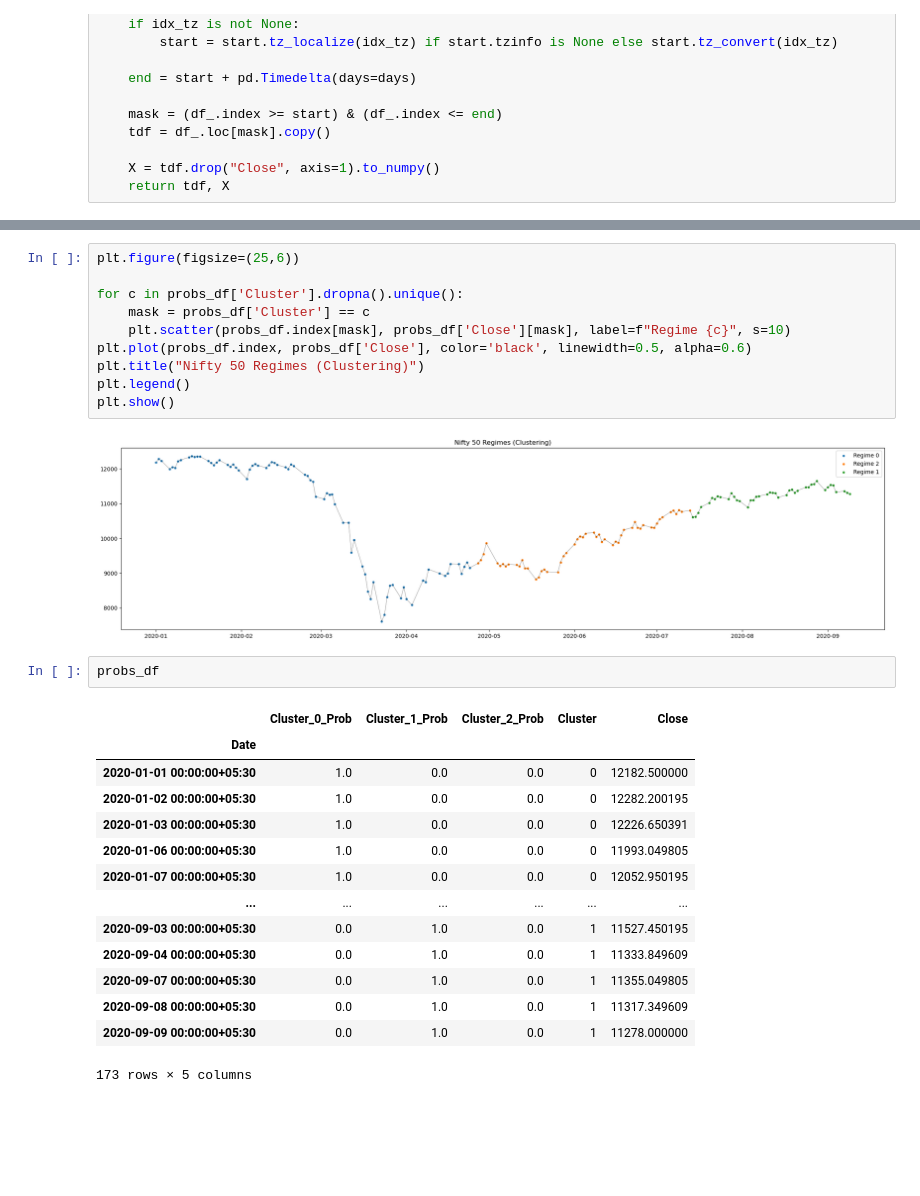
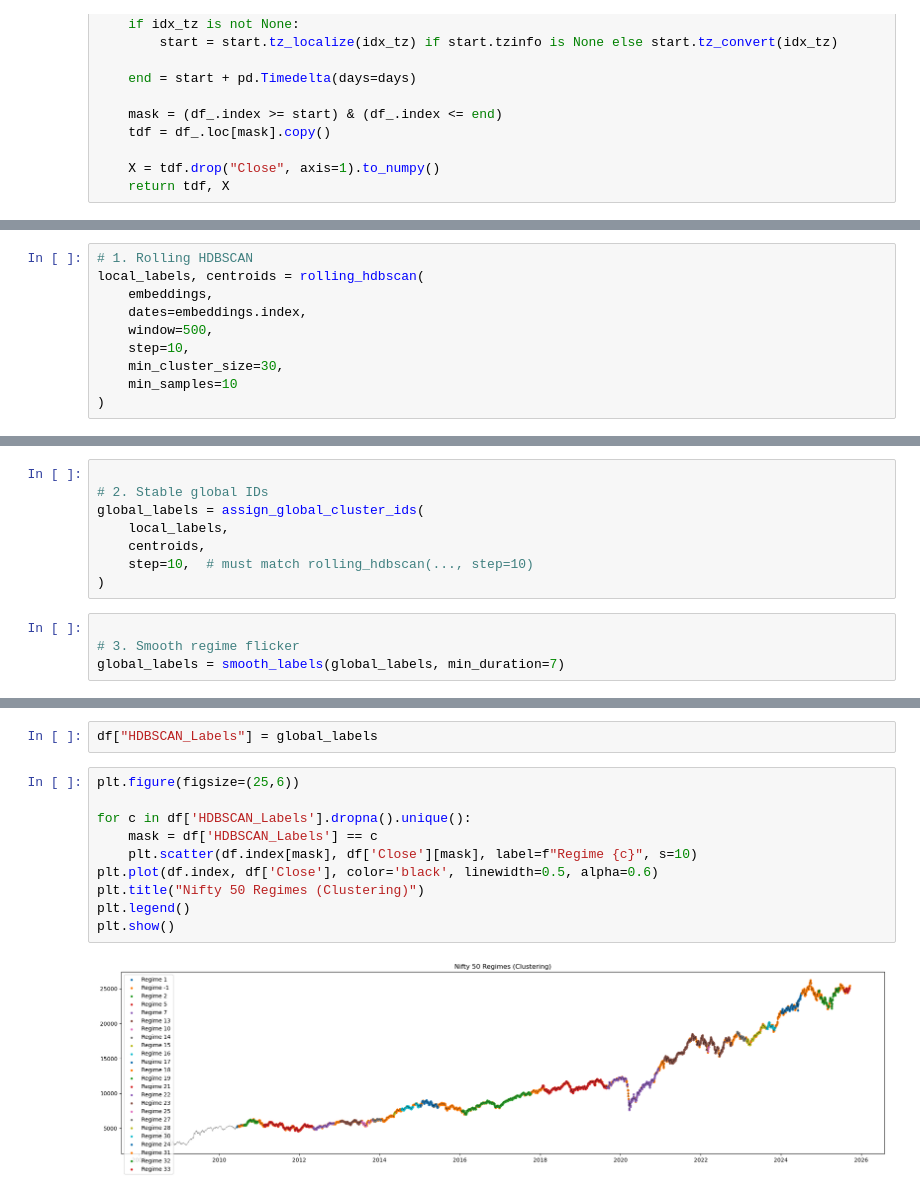
Before and after one commit to gautamnaik1994/gmmm-direction-prediction, a Jupyter notebook: notebooks/modelling/05.RegimeLabelling.ipynb, the cells around one changed output, grey strips where cells are left out. Cells and saved outputs as stored; diff of their text form; blank space fills up the shorter version.

```diff
--- a/notebooks/modelling/05.RegimeLabelling.ipynb
+++ b/notebooks/modelling/05.RegimeLabelling.ipynb
@@ -75,0 +224,10 @@ probs_df["Close"] = df["Close"]
+# %%
+# 1. Rolling HDBSCAN
+local_labels, centroids = rolling_hdbscan(
+    embeddings,
+    dates=embeddings.index,
+    window=500,
+    step=10,
+    min_cluster_size=30,
+    min_samples=10
+)
@@ -75,0 +250,12 @@ probs_df["Close"] = df["Close"]
+# %%
+
+# 2. Stable global IDs
+global_labels = assign_global_cluster_ids(
+    local_labels,
+    centroids,
+    step=10,  # must match rolling_hdbscan(..., step=10)
+)
+# %%
+
+# 3. Smooth regime flicker
+global_labels = smooth_labels(global_labels, min_duration=7)
@@ -76,29 +282,14 @@ probs_df["Close"] = df["Close"]
+# %%
+df["HDBSCAN_Labels"] = global_labels
 # %%
 plt.figure(figsize=(25,6))
 
-for c in probs_df['Cluster'].dropna().unique():
-    mask = probs_df['Cluster'] == c
-    plt.scatter(probs_df.index[mask], probs_df['Close'][mask], label=f"Regime {c}", s=10)
-plt.plot(probs_df.index, probs_df['Close'], color='black', linewidth=0.5, alpha=0.6)
+for c in df['HDBSCAN_Labels'].dropna().unique():
+    mask = df['HDBSCAN_Labels'] == c
+    plt.scatter(df.index[mask], df['Close'][mask], label=f"Regime {c}", s=10)
+plt.plot(df.index, df['Close'], color='black', linewidth=0.5, alpha=0.6)
 plt.title("Nifty 50 Regimes (Clustering)")
 plt.legend()
 plt.show()
 # %% [output]
-[figure, old version]
+[figure, new version]
-# %%
-probs_df
-# %% [output]
-|  | Cluster_0_Prob | Cluster_1_Prob | Cluster_2_Prob | Cluster | Close |
-| Date |  |  |  |  |  |
-| 2020-01-01 00:00:00+05:30 | 1.0 | 0.0 | 0.0 | 0 | 12182.500000 |
-| 2020-01-02 00:00:00+05:30 | 1.0 | 0.0 | 0.0 | 0 | 12282.200195 |
-| 2020-01-03 00:00:00+05:30 | 1.0 | 0.0 | 0.0 | 0 | 12226.650391 |
-| 2020-01-06 00:00:00+05:30 | 1.0 | 0.0 | 0.0 | 0 | 11993.049805 |
-| 2020-01-07 00:00:00+05:30 | 1.0 | 0.0 | 0.0 | 0 | 12052.950195 |
-| ... | ... | ... | ... | ... | ... |
-| 2020-09-03 00:00:00+05:30 | 0.0 | 1.0 | 0.0 | 1 | 11527.450195 |
-| 2020-09-04 00:00:00+05:30 | 0.0 | 1.0 | 0.0 | 1 | 11333.849609 |
-| 2020-09-07 00:00:00+05:30 | 0.0 | 1.0 | 0.0 | 1 | 11355.049805 |
-| 2020-09-08 00:00:00+05:30 | 0.0 | 1.0 | 0.0 | 1 | 11317.349609 |
-| 2020-09-09 00:00:00+05:30 | 0.0 | 1.0 | 0.0 | 1 | 11278.000000 |
-173 rows × 5 columns
```
Also changed, not shown: parts of 22 cells of this notebook, 1 other file.
